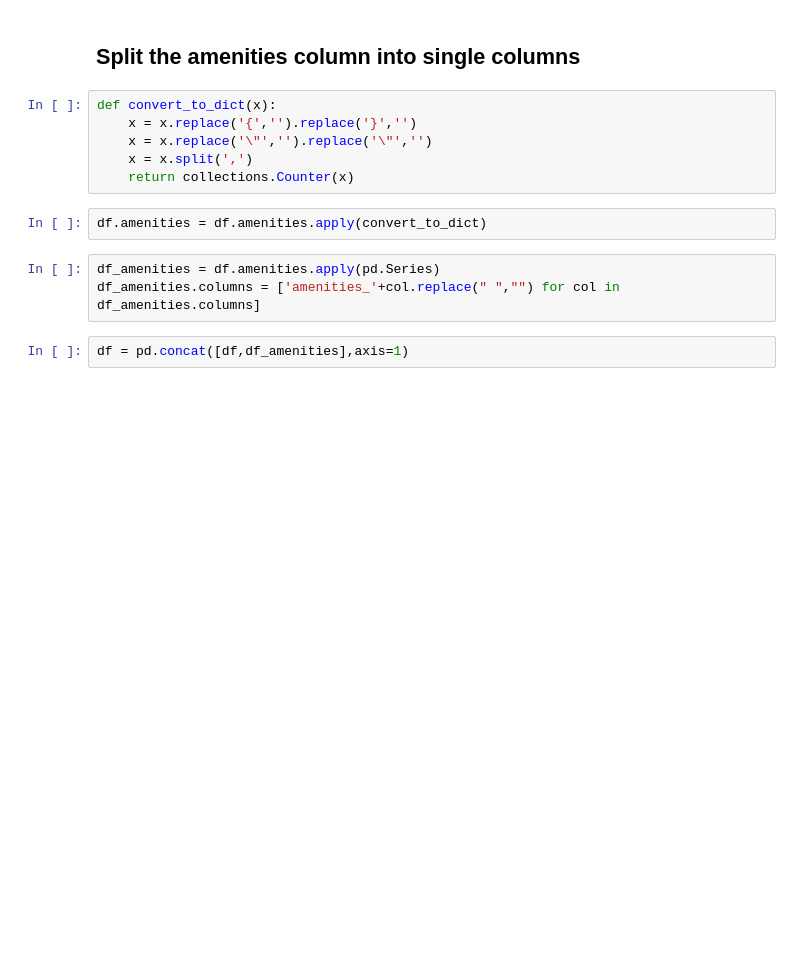
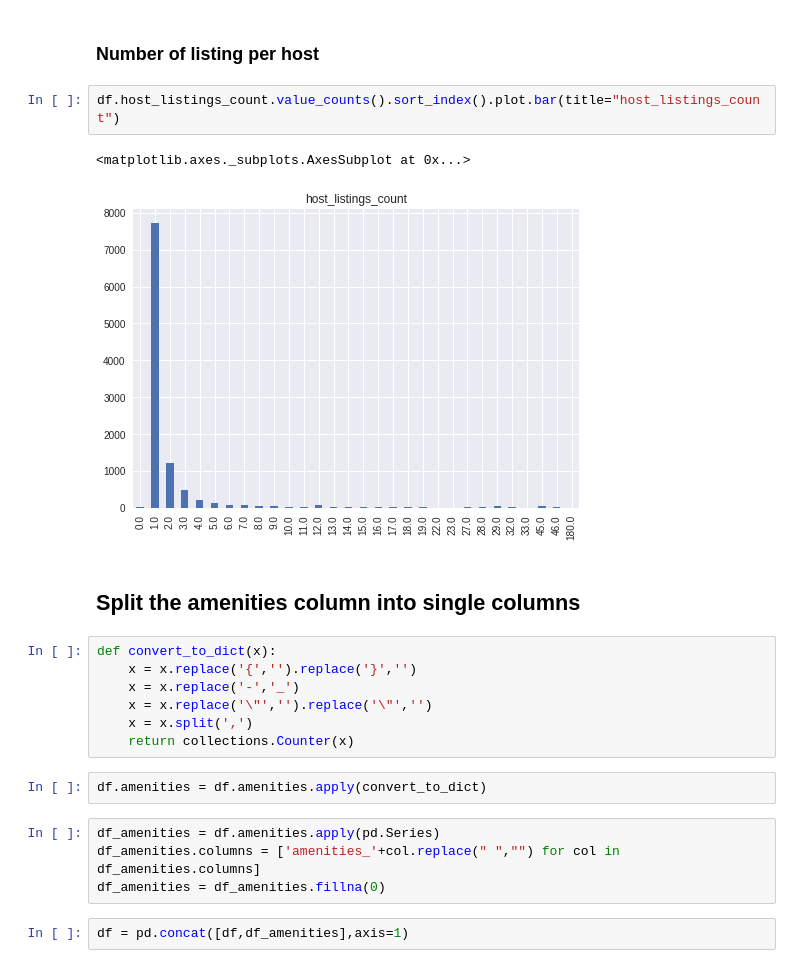
Before and after one commit to clementlefevre/udacity_ML, a Jupyter notebook: capstone_project/Data Preparation.ipynb, the cells around one changed output. Cells and saved outputs as stored; diff of their text form; blank space fills up the shorter version.

```diff
--- a/capstone_project/Data Preparation.ipynb
+++ b/capstone_project/Data Preparation.ipynb
@@ -7,8 +101,16 @@ df = pd.read_csv('data/listings_full.csv')
+# %% [markdown]
+### Number of listing per host
+# %%
+df.host_listings_count.value_counts().sort_index().plot.bar(title="host_listings_count")
+# %% [output]
+<matplotlib.axes._subplots.AxesSubplot at 0x...>
+[figure, added]
 # %% [markdown]
 ## Split the amenities column into single columns
 # %%
 def convert_to_dict(x):
     x = x.replace('{','').replace('}','')
+    x = x.replace('-','_')
     x = x.replace('\"','').replace('\"','')
     x = x.split(',')
     return collections.Counter(x)
@@ -17,5 +119,6 @@ df.amenities = df.amenities.apply(convert_to_dict)
 # %%
 df_amenities = df.amenities.apply(pd.Series)
 df_amenities.columns = ['amenities_'+col.replace(" ","") for col in df_amenities.columns]
+df_amenities = df_amenities.fillna(0)
 # %%
 df = pd.concat([df,df_amenities],axis=1)
```
Also changed, not shown: parts of 30 cells of this notebook.
